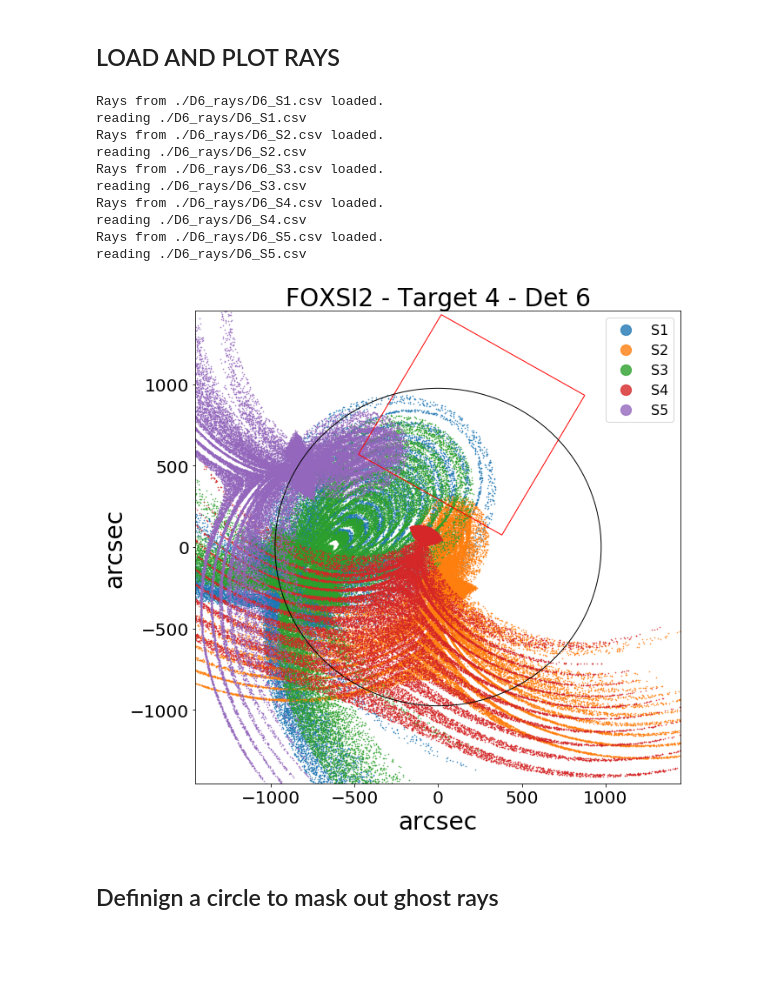
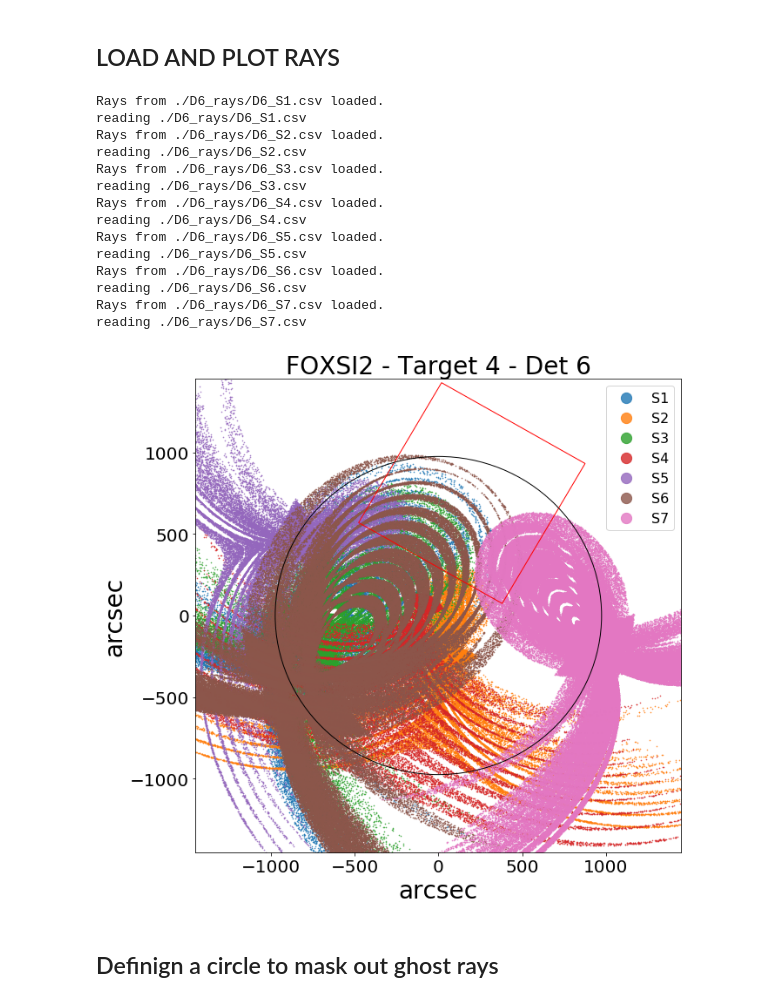
Before and after one commit to pymilo/QuietSunAnalysis, a Jupyter notebook: FOXSI2/D6_T4-FOXSI2-QS-FluxStudy.ipynb, the cells around one changed output. Drawn from its saved outputs; the diff is of its cells as text; code cells hidden in the pictures; blank space fills up the shorter version.

Commit message:
Update notebooks and images including all seven sources

```diff
--- a/FOXSI2/D6_T4-FOXSI2-QS-FluxStudy.ipynb
+++ b/FOXSI2/D6_T4-FOXSI2-QS-FluxStudy.ipynb
@@ -73,7 +73,7 @@ def readrays(file):
     return All_Hx, All_Hy, All_Px, All_Py, All_Dx, All_Dy
 # %%
 # Plotting
-tabcolors = ['tab:blue', 'tab:orange', 'tab:green', 'tab:red', 'tab:purple']
+tabcolors = ['tab:blue', 'tab:orange', 'tab:green', 'tab:red', 'tab:purple','tab:brown', 'tab:pink']
 fig, ax = plt.subplots(figsize=(10,10))
 # ornaments
 ax.set_xlim(-1450,1450)
@@ -90,34 +90,40 @@ for tc, source in zip(tabcolors, sorted(glob(Dir+'*.csv'))):
     ax.scatter(S_Px,S_Py,color=tc,s=.4,alpha=0.8)
     ax.scatter(S_Dx,S_Dy,color=tc,s=.4,alpha=0.8)
 # D6 - Si
 l = 990
 mx = l/2 * ( np.sqrt(2) * np.sin(np.deg2rad(Dang[6]-45)) + 1)
 my = l/2 * ( np.sqrt(2) * np.sin(np.deg2rad(Dang[6]-135)) + 1)
 rect = patches.Rectangle((T4x-l/2+mx,T4y-l/2+my),990,990,angle=Dang[6],linewidth=1,edgecolor='r',facecolor='none')
 ax.add_patch(rect)
 circ = patches.Circle((0,0),radius= Rsun,fill=False);ax.add_patch(circ)
 # legend
 lgnd = ax.legend(loc='upper right',scatterpoints=1, fontsize=16)
 lgnd.legendHandles[0]._sizes = [150]
 lgnd.legendHandles[1]._sizes = [150]
 lgnd.legendHandles[2]._sizes = [150]
 lgnd.legendHandles[3]._sizes = [150]
 lgnd.legendHandles[4]._sizes = [150]
+lgnd.legendHandles[5]._sizes = [150]
+lgnd.legendHandles[6]._sizes = [150]
 plt.show()
 fig.savefig('images/D6SourcesT4.png',bbox_inches='tight',dpi=300)
 plt.close(fig)
 # %% [output]
 Rays from ./D6_rays/D6_S1.csv loaded.
 reading ./D6_rays/D6_S1.csv
 Rays from ./D6_rays/D6_S2.csv loaded.
 reading ./D6_rays/D6_S2.csv
 Rays from ./D6_rays/D6_S3.csv loaded.
 reading ./D6_rays/D6_S3.csv
 Rays from ./D6_rays/D6_S4.csv loaded.
 reading ./D6_rays/D6_S4.csv
 Rays from ./D6_rays/D6_S5.csv loaded.
 reading ./D6_rays/D6_S5.csv
+Rays from ./D6_rays/D6_S6.csv loaded.
+reading ./D6_rays/D6_S6.csv
+Rays from ./D6_rays/D6_S7.csv loaded.
+reading ./D6_rays/D6_S7.csv
-[figure, old version]
+[figure, new version]
 # %% [markdown]
 ## Definign a circle to mask out ghost rays
 # %%
```
Also changed, not shown: parts of 1 cell of this notebook, 2 other files.
